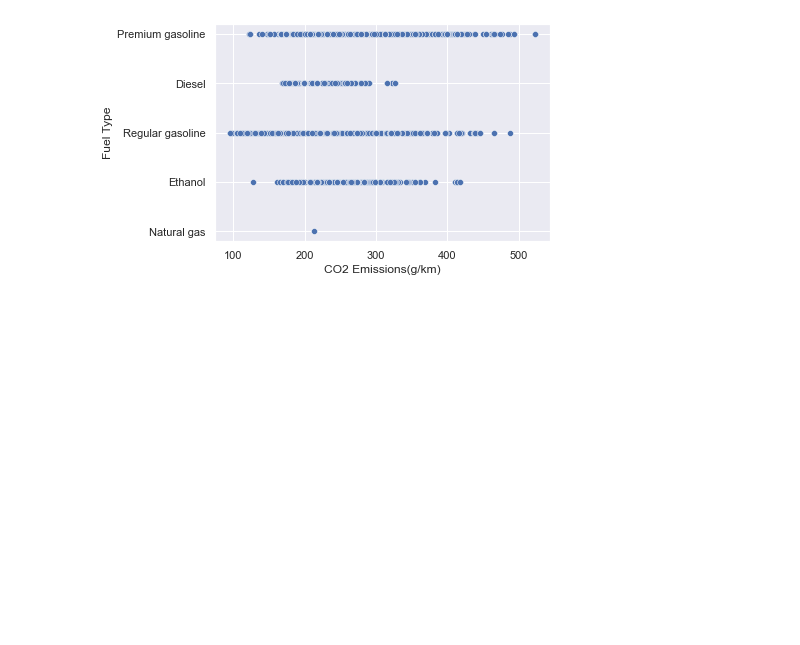
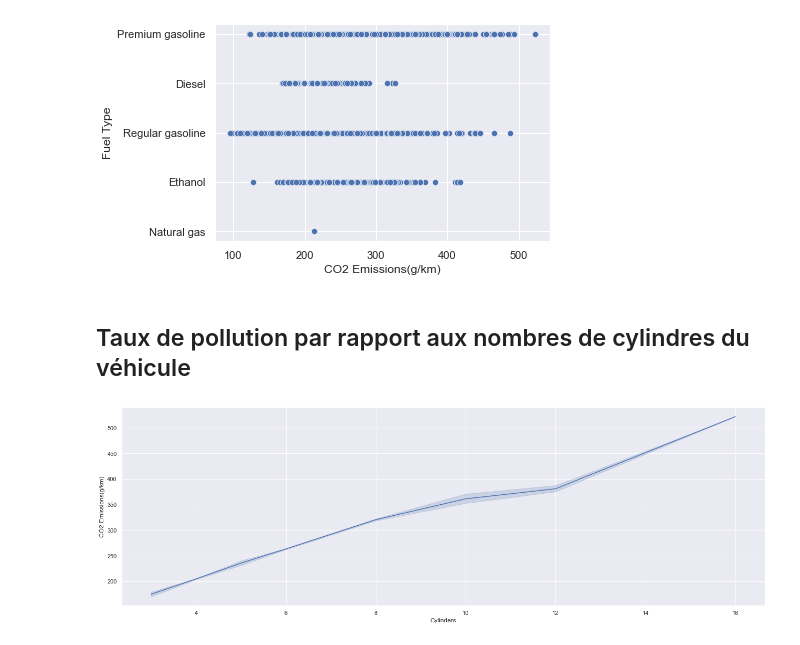
Before and after one commit to Jeevesen/Projet_DataVisualisation, a Jupyter notebook: DataVisualisation.ipynb, the cells around one changed output. Drawn from its saved outputs; the diff is of its cells as text; code cells hidden in the pictures; blank space fills up the shorter version.

```diff
--- a/DataVisualisation.ipynb
+++ b/DataVisualisation.ipynb
@@ -50,3 +56,14 @@ sns.scatterplot(x="CO2 Emissions(g/km)", y="Fuel Type", data= df)
 # %% [output]
 <AxesSubplot:xlabel='CO2 Emissions(g/km)', ylabel='Fuel Type'>
 [figure]
+# %% [markdown]
+## Taux de pollution par rapport aux nombres de cylindres du véhicule
+# %%
+# CO2 Emissions en g/km
+
+sns.relplot(x="Cylinders", y="CO2 Emissions(g/km)",data=df,kind="line").fig.set_size_inches(20,6)
+plt.show()
+
+# Plus le véhicule aura de cylindres plus il sera polluant.
+# %% [output]
+[figure, added]
```
Also changed, not shown: parts of 6 cells of this notebook.
